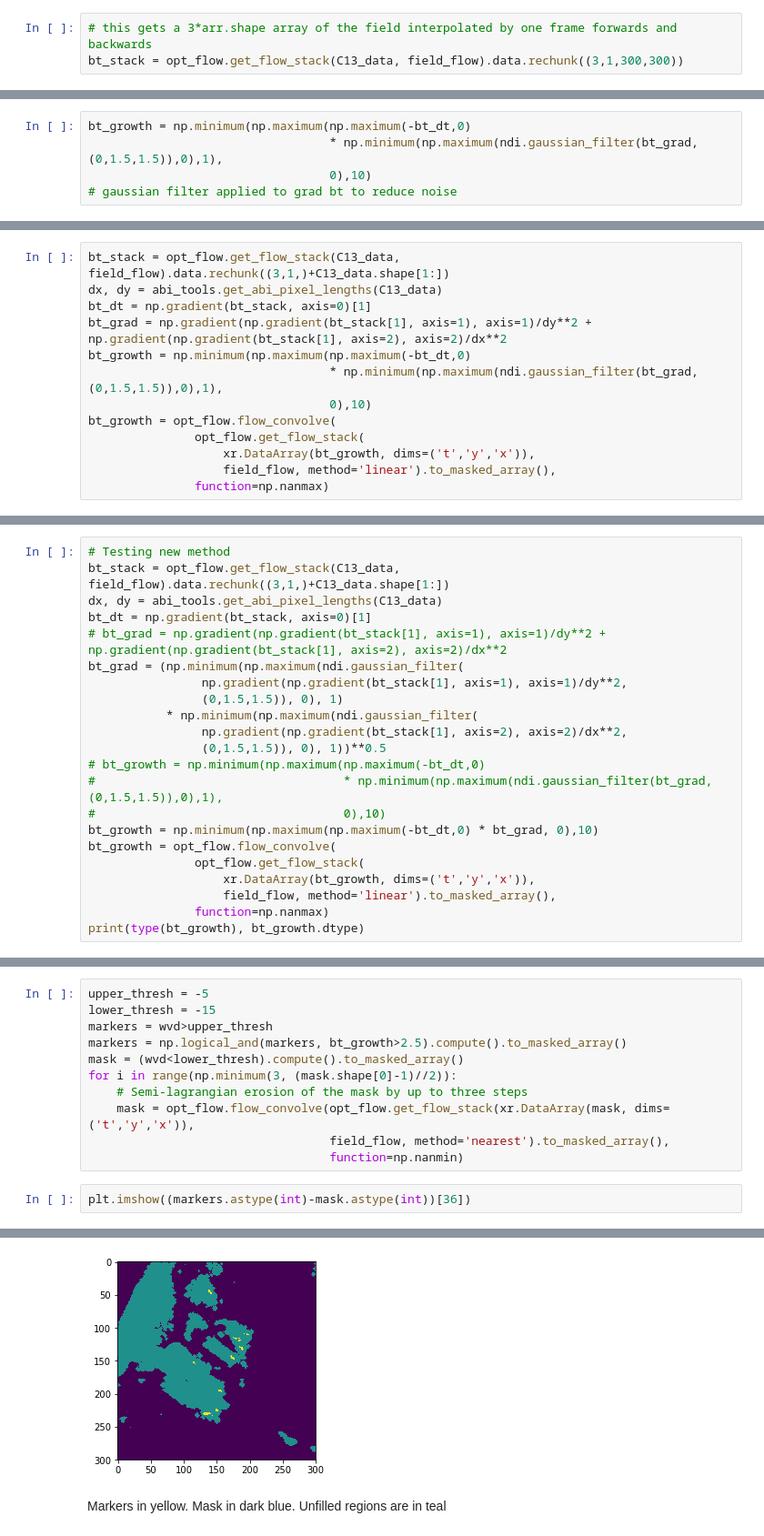
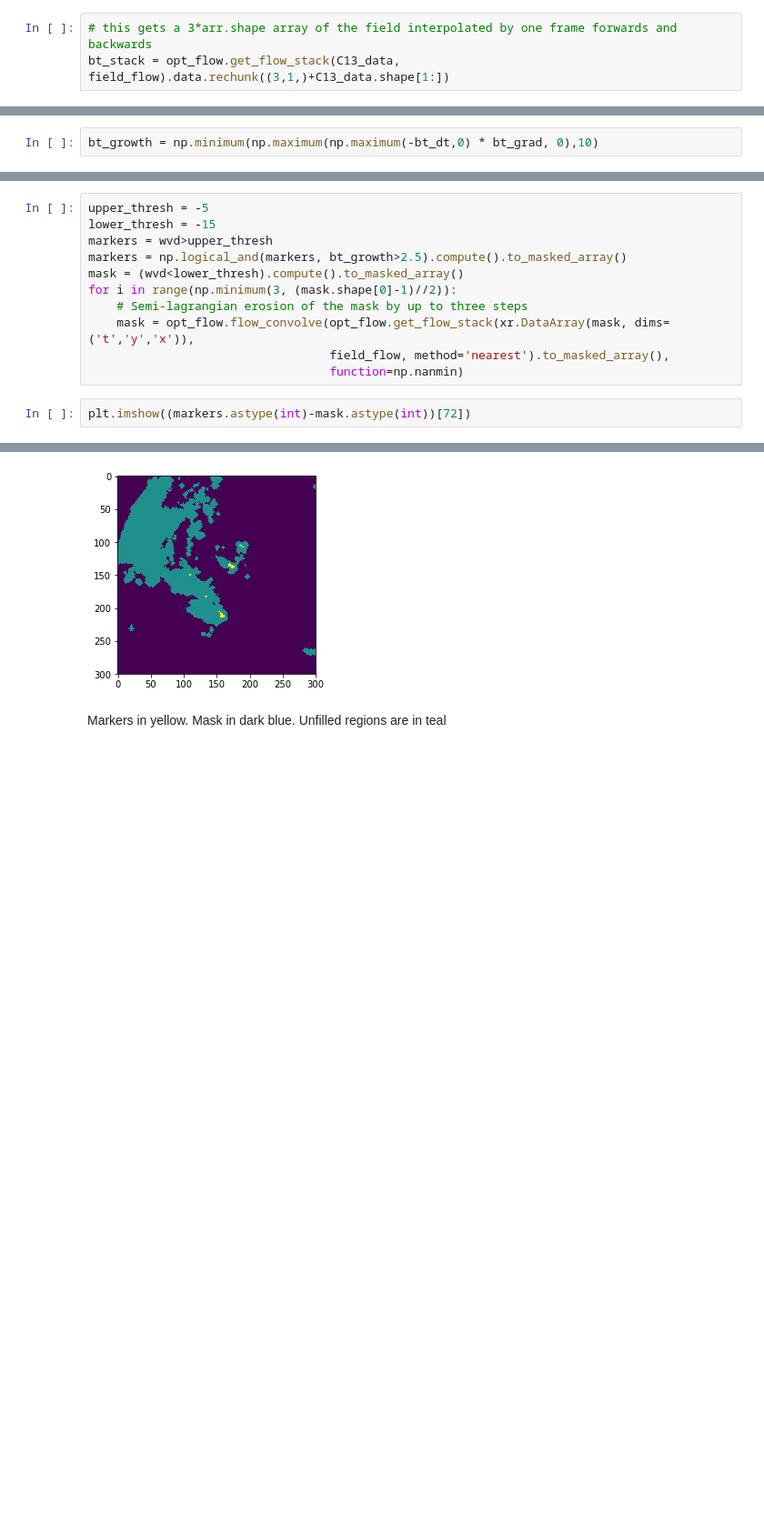
Before and after one commit to w-k-jones/python_toolbox, a Jupyter notebook: examples/Flow_tracking_example.ipynb, the cells around one changed output, grey strips where cells are left out. Shown at 91% size. Drawn from its saved outputs; the diff is of its cells as text; blank space fills up the shorter version.

```diff
--- a/examples/Flow_tracking_example.ipynb
+++ b/examples/Flow_tracking_example.ipynb
@@ -105,7 +105,7 @@ Text(0.5,1,'Y flow vector')
 ## Semi-lagrangian BT cooling
 # %%
 # this gets a 3*arr.shape array of the field interpolated by one frame forwards and backwards
-bt_stack = opt_flow.get_flow_stack(C13_data, field_flow).data.rechunk((3,1,300,300))
+bt_stack = opt_flow.get_flow_stack(C13_data, field_flow).data.rechunk((3,1,)+C13_data.shape[1:])
 # %%
 dx, dy = abi_tools.get_abi_pixel_lengths(C13_data)
 # %%
@@ -131,9 +134,6 @@ Text(0.5,1,'grad BT smoothed')
 # %% [markdown]
 By multiplying these fields we can get a metric for how much a peak in the BT field (positive grad) is growing (negative BTdt)
 # %%
-bt_growth = np.minimum(np.maximum(np.maximum(-bt_dt,0)
-                                  * np.minimum(np.maximum(ndi.gaussian_filter(bt_grad,(0,1.5,1.5)),0),1),
-                                  0),10)
-# gaussian filter applied to grad bt to reduce noise
+bt_growth = np.minimum(np.maximum(np.maximum(-bt_dt,0) * bt_grad, 0),10)
 # %%
 #dilate the field in a semi-lagrangian way
@@ -160,15 +160,2 @@ plt.colorbar()
 # %% [markdown]
 I've found that 2.5 is a good value for this, it's approximately equal to a peak cooling of 0.5K/minute
-# %%
-bt_stack = opt_flow.get_flow_stack(C13_data, field_flow).data.rechunk((3,1,)+C13_data.shape[1:])
-dx, dy = abi_tools.get_abi_pixel_lengths(C13_data)
-bt_dt = np.gradient(bt_stack, axis=0)[1]
-bt_grad = np.gradient(np.gradient(bt_stack[1], axis=1), axis=1)/dy**2 + np.gradient(np.gradient(bt_stack[1], axis=2), axis=2)/dx**2
-bt_growth = np.minimum(np.maximum(np.maximum(-bt_dt,0)
-                                  * np.minimum(np.maximum(ndi.gaussian_filter(bt_grad,(0,1.5,1.5)),0),1),
-                                  0),10)
-bt_growth = opt_flow.flow_convolve(
-               opt_flow.get_flow_stack(
-                   xr.DataArray(bt_growth, dims=('t','y','x')),
-                   field_flow, method='linear').to_masked_array(),
-               function=np.nanmax)
@@ -184,24 +162,2 @@ Text(0.5,1,'BT growth metric')
 # %% [markdown]
 New method multiplying x and y curvature fields rather than adding
-# %%
-# Testing new method
-bt_stack = opt_flow.get_flow_stack(C13_data, field_flow).data.rechunk((3,1,)+C13_data.shape[1:])
-dx, dy = abi_tools.get_abi_pixel_lengths(C13_data)
-bt_dt = np.gradient(bt_stack, axis=0)[1]
-# bt_grad = np.gradient(np.gradient(bt_stack[1], axis=1), axis=1)/dy**2 + np.gradient(np.gradient(bt_stack[1], axis=2), axis=2)/dx**2
-bt_grad = (np.minimum(np.maximum(ndi.gaussian_filter(
-                np.gradient(np.gradient(bt_stack[1], axis=1), axis=1)/dy**2,
-                (0,1.5,1.5)), 0), 1)
-           * np.minimum(np.maximum(ndi.gaussian_filter(
-                np.gradient(np.gradient(bt_stack[1], axis=2), axis=2)/dx**2,
-                (0,1.5,1.5)), 0), 1))**0.5
-# bt_growth = np.minimum(np.maximum(np.maximum(-bt_dt,0)
-#                                   * np.minimum(np.maximum(ndi.gaussian_filter(bt_grad,(0,1.5,1.5)),0),1),
-#                                   0),10)
-bt_growth = np.minimum(np.maximum(np.maximum(-bt_dt,0) * bt_grad, 0),10)
-bt_growth = opt_flow.flow_convolve(
-               opt_flow.get_flow_stack(
-                   xr.DataArray(bt_growth, dims=('t','y','x')),
-                   field_flow, method='linear').to_masked_array(),
-               function=np.nanmax)
-print(type(bt_growth), bt_growth.dtype)
@@ -268,10 +193,10 @@ for i in range(np.minimum(3, (mask.shape[0]-1)//2)):
                                   field_flow, method='nearest').to_masked_array(),
                                   function=np.nanmin)
 # %%
-plt.imshow((markers.astype(int)-mask.astype(int))[36])
+plt.imshow((markers.astype(int)-mask.astype(int))[72])
 # %% [output]
 <matplotlib.image.AxesImage at 0x...>
-[figure, old version]
+[figure, new version]
 # %% [markdown]
 Markers in yellow. Mask in dark blue. Unfilled regions are in teal
 # %%
```
Also changed, not shown: parts of 31 cells of this notebook, 2 other files.
